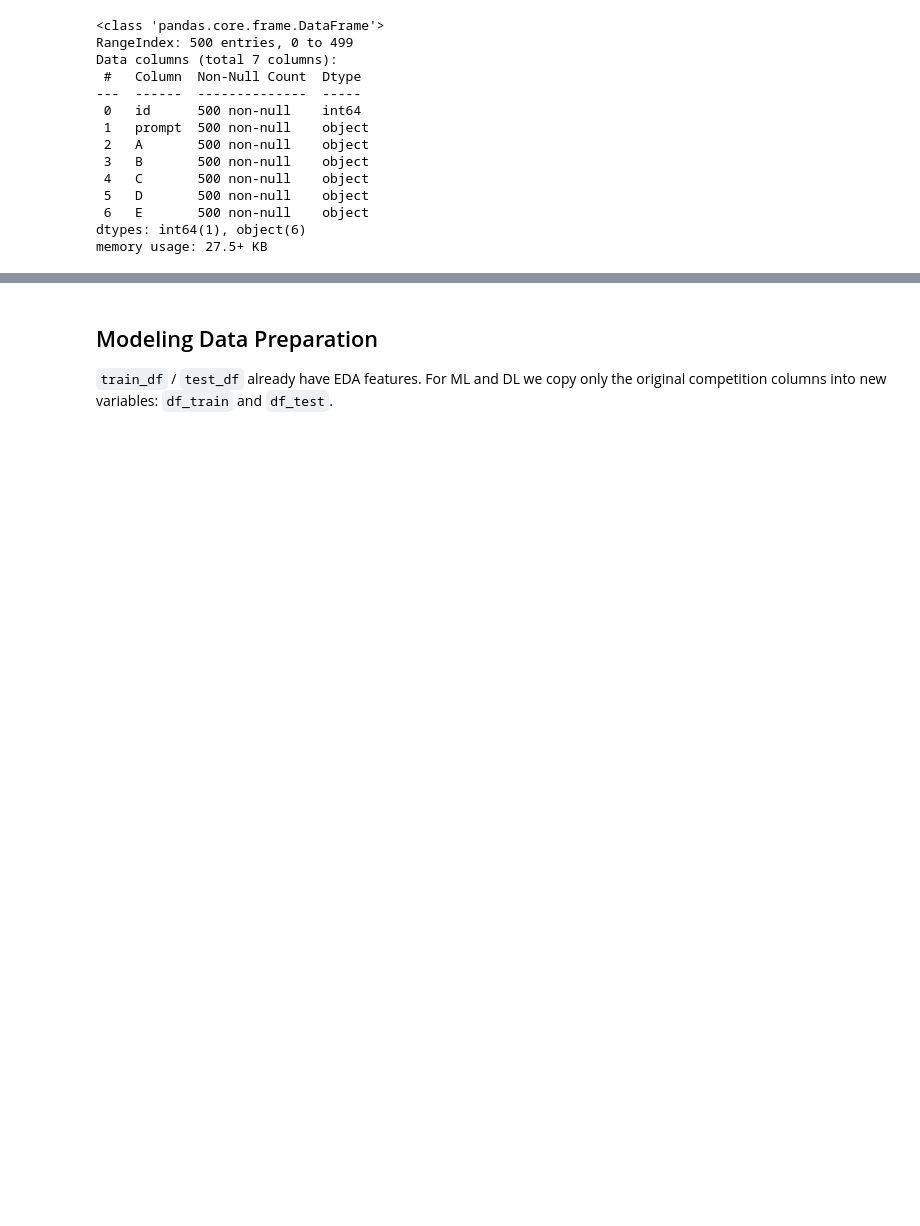
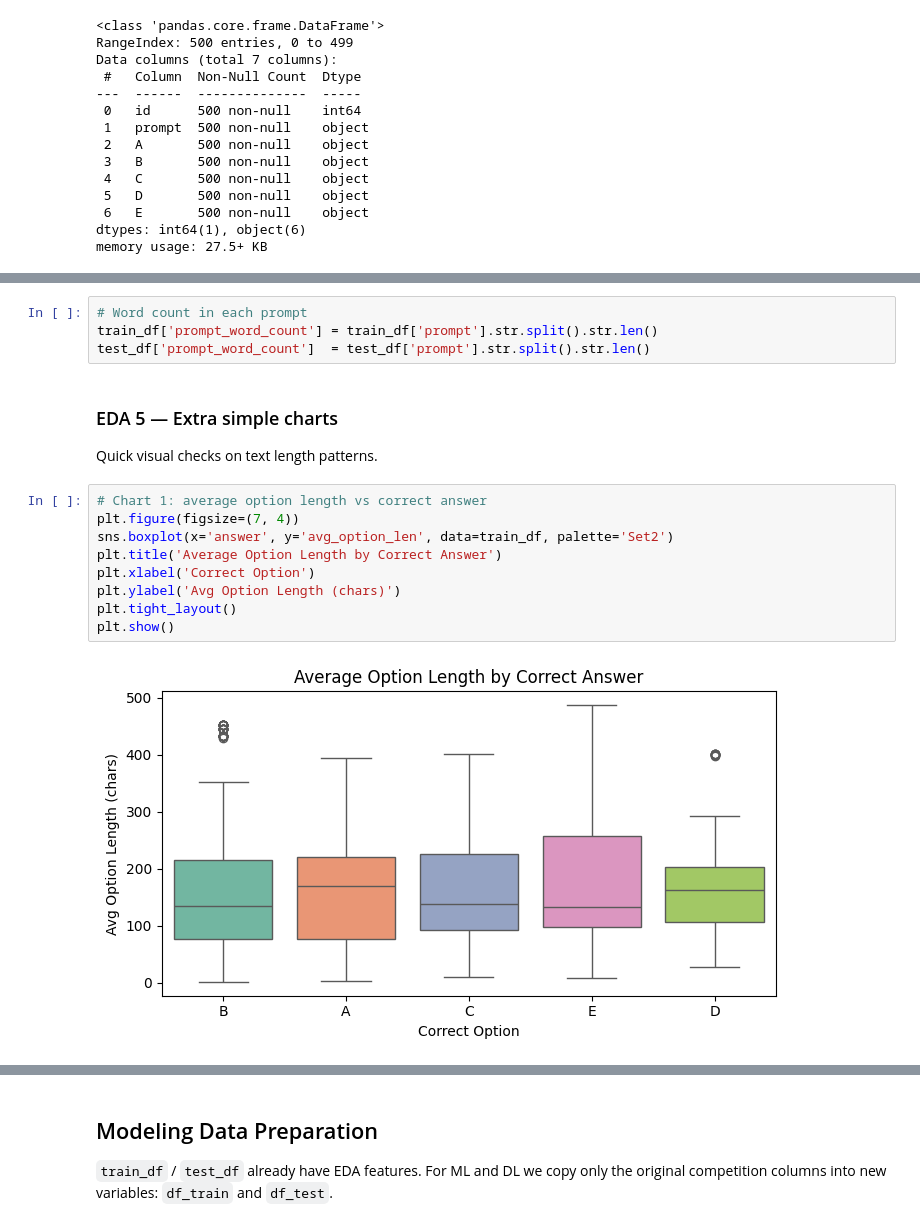
Before and after one commit to ChandraMohaniitm/dl-23f3001092-notebook-t22026, a Jupyter notebook: DL-23f3001092-notebook-t22026.ipynb, the cells around one changed output, grey strips where cells are left out. Drawn from its saved outputs; the diff is of its cells as text; blank space fills up the shorter version.

```diff
--- a/DL-23f3001092-notebook-t22026.ipynb
+++ b/DL-23f3001092-notebook-t22026.ipynb
@@ -290,0 +303,19 @@ plt.show()
+# %%
+# Word count in each prompt
+train_df['prompt_word_count'] = train_df['prompt'].str.split().str.len()
+test_df['prompt_word_count']  = test_df['prompt'].str.split().str.len()
+# %% [markdown]
+### EDA 5 — Extra simple charts
+
+Quick visual checks on text length patterns.
+# %%
+# Chart 1: average option length vs correct answer
+plt.figure(figsize=(7, 4))
+sns.boxplot(x='answer', y='avg_option_len', data=train_df, palette='Set2')
+plt.title('Average Option Length by Correct Answer')
+plt.xlabel('Correct Option')
+plt.ylabel('Avg Option Length (chars)')
+plt.tight_layout()
+plt.show()
+# %% [output]
+[figure, added]
```
Also changed, not shown: parts of 66 cells of this notebook.
